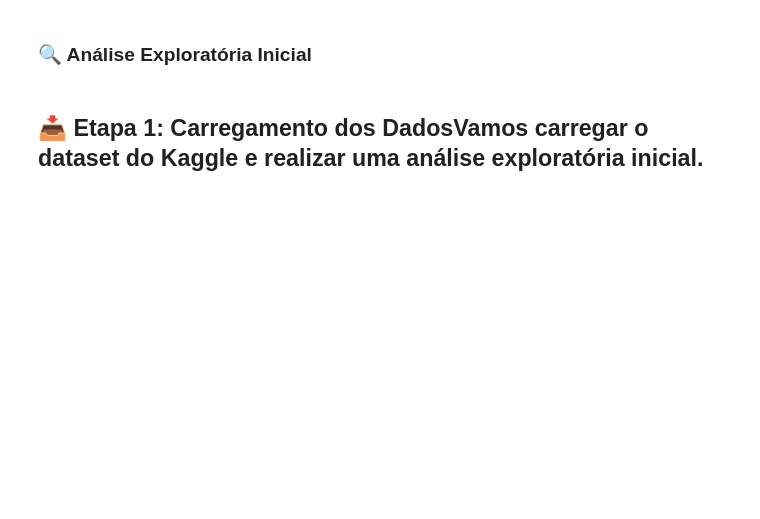
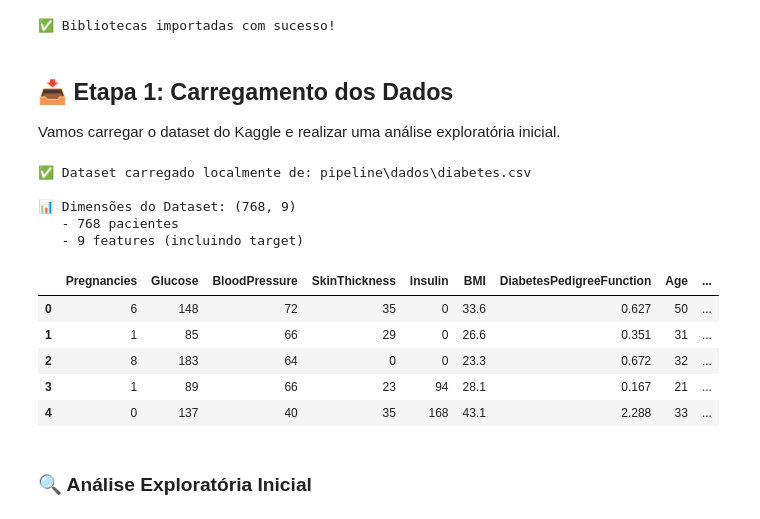
Before and after one commit to vagnerbarbosa/tech-challenge-fase-2, a Jupyter notebook: diabetes_analysis.ipynb, the cells around one changed output. Cells and saved outputs as stored; diff of their text form; code cells hidden in the pictures; blank space fills up the shorter version.

```diff
--- a/diabetes_analysis.ipynb
+++ b/diabetes_analysis.ipynb
@@ -61,2 +25,66 @@ print("📊 Informações do Dataset:\n")print(df.info())print("\n" + "="*80)pri
+# %%
+import warnings
+warnings.filterwarnings('ignore')
+
+import pandas as pd
+import numpy as np
+import matplotlib.pyplot as plt
+import seaborn as sns
+
+from sklearn.model_selection import train_test_split
+from sklearn.preprocessing import RobustScaler
+from sklearn.impute import SimpleImputer
+from sklearn.metrics import recall_score, f1_score, accuracy_score, confusion_matrix, classification_report
+from imblearn.over_sampling import SMOTE
+
+import shap
+
+sns.set_style('whitegrid')
+plt.rcParams['figure.figsize'] = (12, 6)
+
+print("✅ Bibliotecas importadas com sucesso!")
+# %% [output]
+✅ Bibliotecas importadas com sucesso!
+# %% [markdown]
+## 📥 Etapa 1: Carregamento dos Dados
+
+Vamos carregar o dataset do Kaggle e realizar uma análise exploratória inicial.
+# %%
+from pathlib import Path
+
+local_path = Path('pipeline/dados/diabetes.csv')
+
+try:
+    df = pd.read_csv(local_path)
+    print(f"✅ Dataset carregado localmente de: {local_path}")
+except:
+    print("⚠️ Arquivo local não encontrado. Baixando do Kaggle...")
+    import kagglehub
+    endereco_de_origem = kagglehub.dataset_download(handle='uciml/pima-indians-diabetes', force_download=True)
+    diretorio_de_origem = Path(endereco_de_origem).resolve()
+    lista_dados_csv = []
+    for item in diretorio_de_origem.iterdir():
+        if item.is_file() and item.suffix.lower() == '.csv':
+            lista_dados_csv.append(pd.read_csv(item))
+    df = pd.concat(lista_dados_csv, axis=0, ignore_index=True)
+    print(f"✅ Dataset baixado do Kaggle")
+
+print(f"\n📊 Dimensões do Dataset: {df.shape}")
+print(f"   - {df.shape[0]} pacientes")
+print(f"   - {df.shape[1]} features (incluindo target)")
+
+df.head()
+# %% [output]
+✅ Dataset carregado localmente de: pipeline\dados\diabetes.csv
+
+📊 Dimensões do Dataset: (768, 9)
+   - 768 pacientes
+   - 9 features (incluindo target)
+|  | Pregnancies | Glucose | BloodPressure | SkinThickness | Insulin | BMI | DiabetesPedigreeFunction | Age | ... |
+| 0 | 6 | 148 | 72 | 35 | 0 | 33.6 | 0.627 | 50 | ... |
+| 1 | 1 | 85 | 66 | 29 | 0 | 26.6 | 0.351 | 31 | ... |
+| 2 | 8 | 183 | 64 | 0 | 0 | 23.3 | 0.672 | 32 | ... |
+| 3 | 1 | 89 | 66 | 23 | 94 | 28.1 | 0.167 | 21 | ... |
+| 4 | 0 | 137 | 40 | 35 | 168 | 43.1 | 2.288 | 33 | ... |
 # %% [markdown]
 ### 🔍 Análise Exploratória Inicial
@@ -65,2 +90,0 @@ from pathlib import Pathlocal_path = Path('pipeline/dados/diabetes.csv')try:
-# %% [markdown]
-## 📥 Etapa 1: Carregamento dos DadosVamos carregar o dataset do Kaggle e realizar uma análise exploratória inicial.
```
Also changed, not shown: parts of 50 cells of this notebook.
